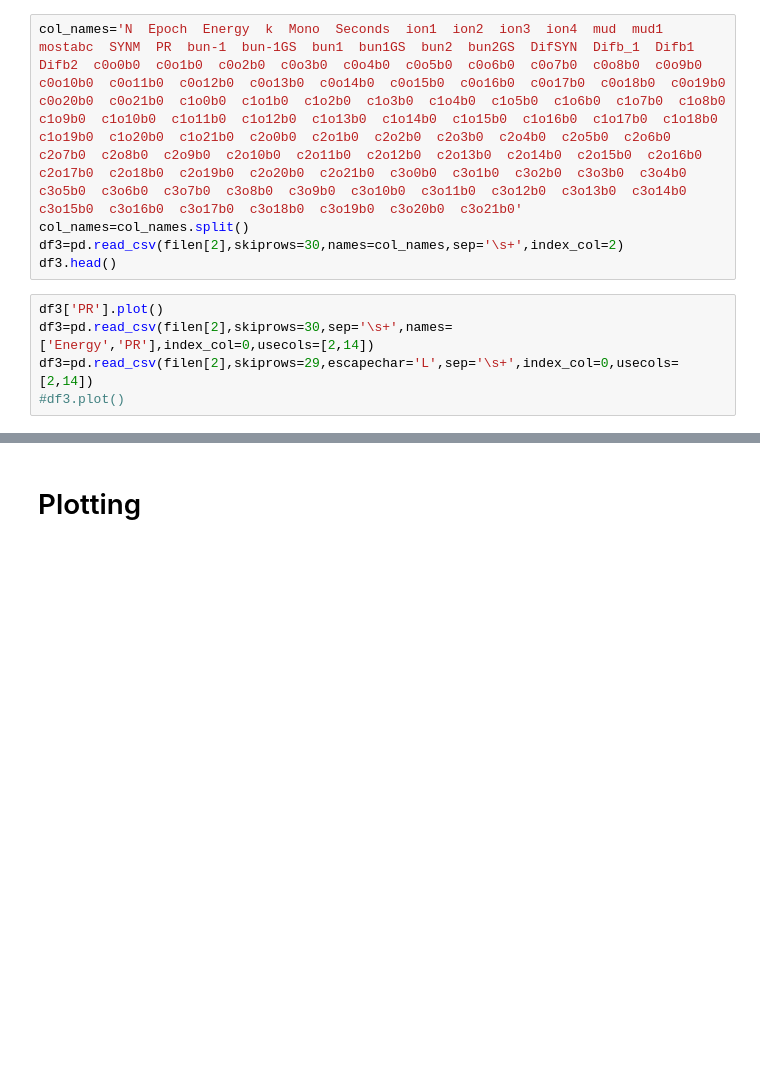
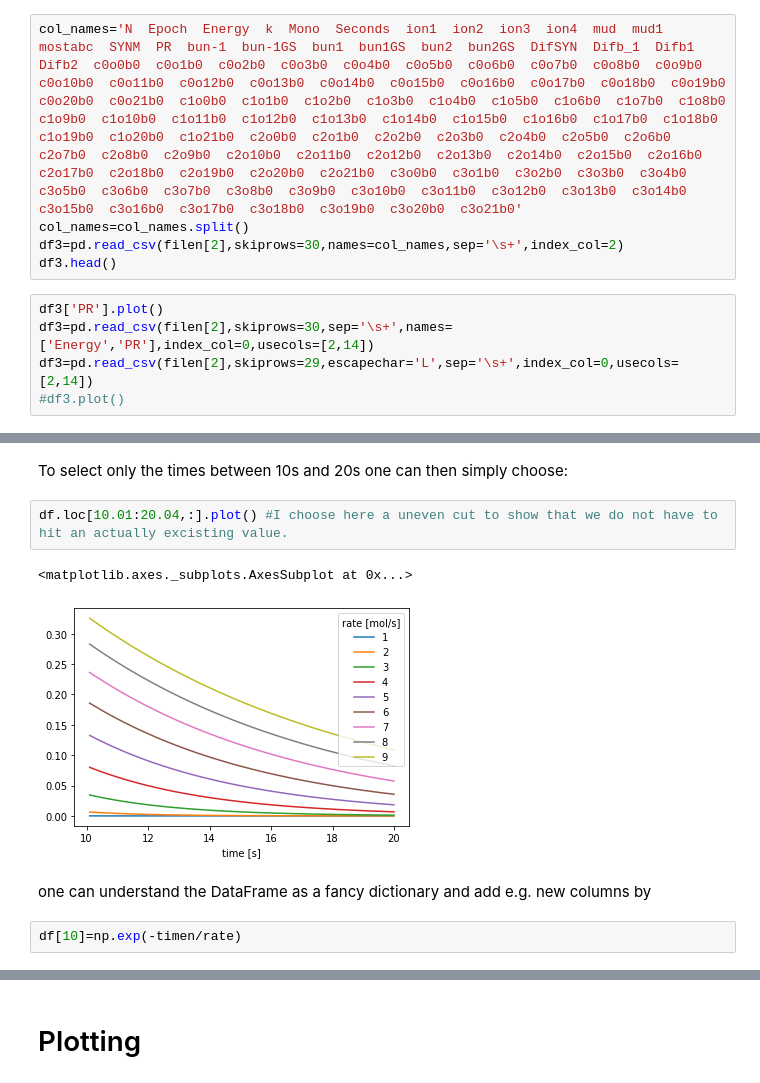
Before and after one commit to luchem/KEMM30, a Jupyter notebook: lectures/09-Plotting.ipynb, the cells around one changed output, grey strips where cells are left out. Saved outputs shown, nothing was run; the diff lists cells and outputs as text; blank space fills up the shorter version.

```diff
--- a/lectures/09-Plotting.ipynb
+++ b/lectures/09-Plotting.ipynb
@@ -31,0 +72,11 @@ df3=pd.read_csv(filen[2],skiprows=29,escapechar='L',sep='\s+',index_col=0,usecol
+# %% [markdown]
+To select only the times between 10s and 20s one can then simply choose:
+# %%
+df.loc[10.01:20.04,:].plot() #I choose here a uneven cut to show that we do not have to hit an actually excisting value.
+# %% [output]
+<matplotlib.axes._subplots.AxesSubplot at 0x...>
+[figure, added]
+# %% [markdown]
+one can understand the DataFrame as a fancy dictionary and add e.g. new columns by
+# %%
+df[10]=np.exp(-timen/rate)
```
Also changed, not shown: parts of 13 cells of this notebook, 2 other files.
